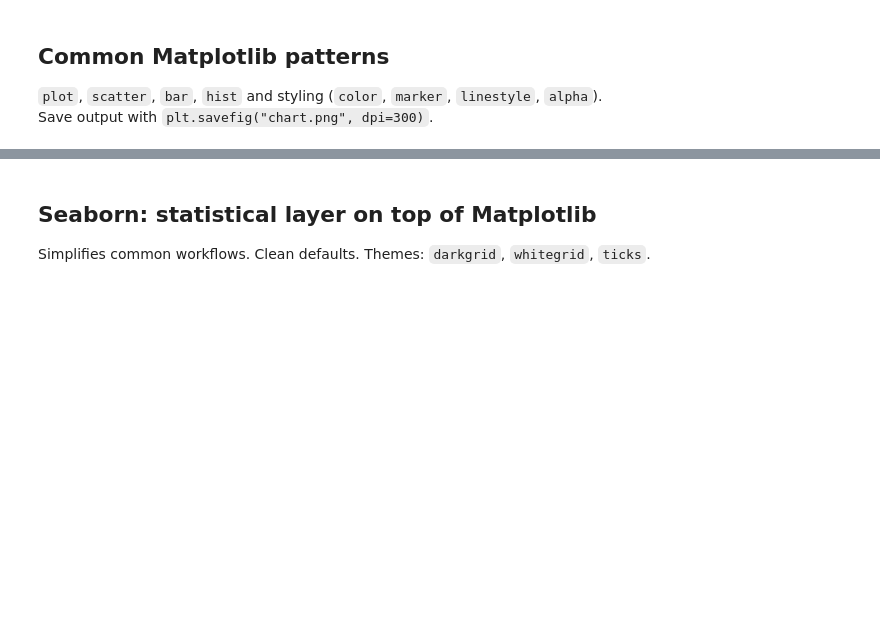
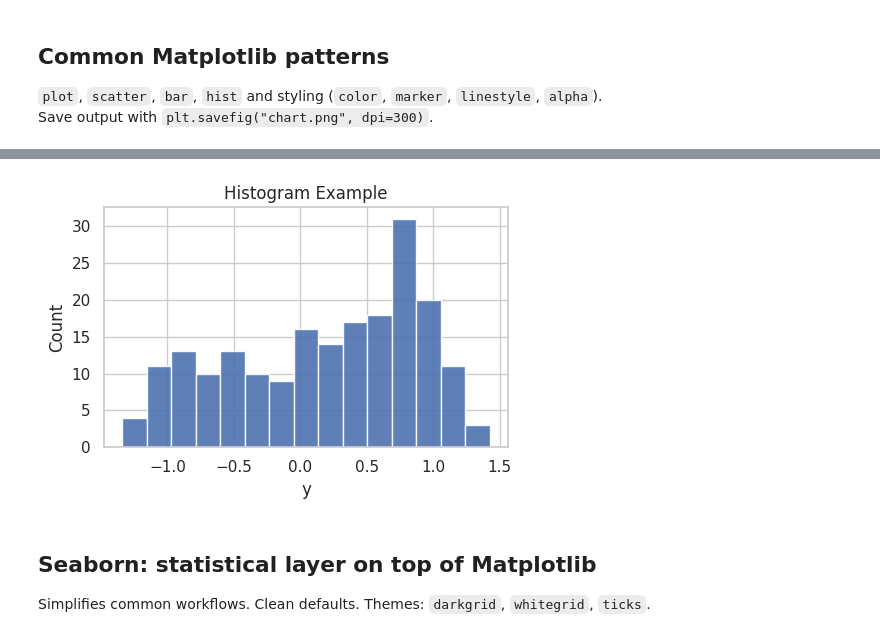
Before and after one commit to DATA101-F25/lecture_examples, a Jupyter notebook: Module08/session1.ipynb, the cells around one changed output, grey strips where cells are left out. Drawn from its saved outputs; the diff is of its cells as text; code cells hidden in the pictures; blank space fills up the shorter version.

```diff
--- a/Module08/session1.ipynb
+++ b/Module08/session1.ipynb
@@ -97,11 +108,13 @@ plt.show()
 # %%
 fig, ax = plt.subplots(figsize=(5, 3.5))
-ax.hist(y, bins=20, alpha=0.9)
+ax.hist(y, bins=15, alpha=0.9)
 ax.set_title("Histogram Example")
 ax.set_xlabel("y"); ax.set_ylabel("Count")
 plt.tight_layout()
 plt.savefig("./data/hist_example.png", dpi=300)
 plt.show()
+# %% [output]
+[figure, added]
 # %% [markdown]
 
 ## Seaborn: statistical layer on top of Matplotlib
```
Also changed, not shown: parts of 11 cells of this notebook, 2 other files.
